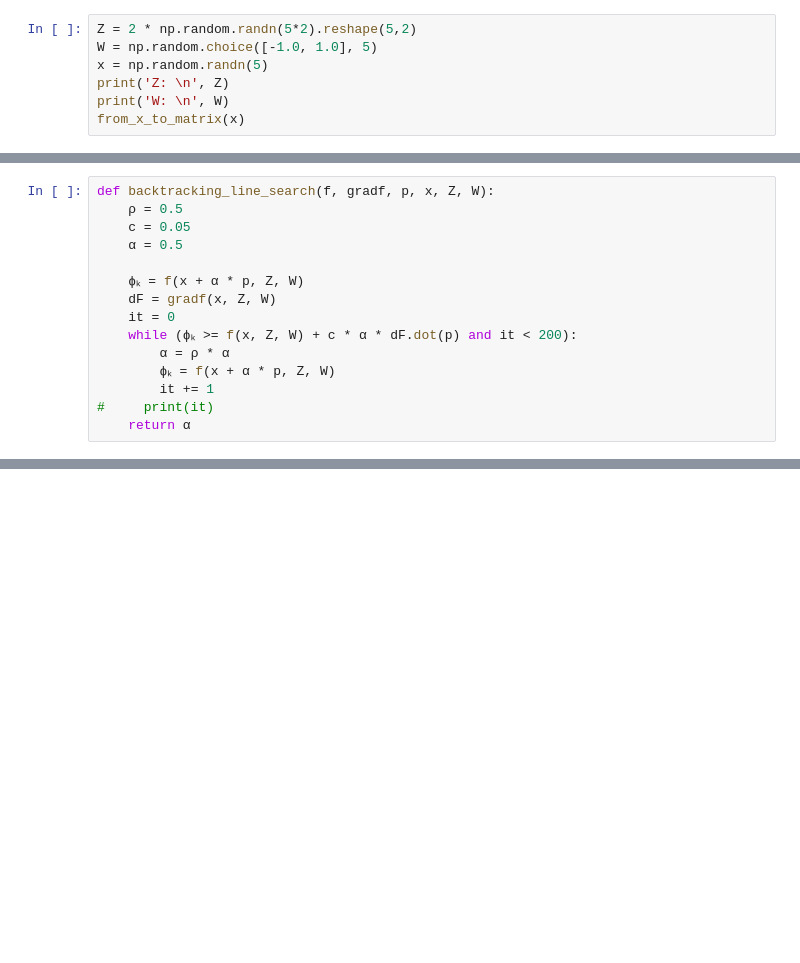
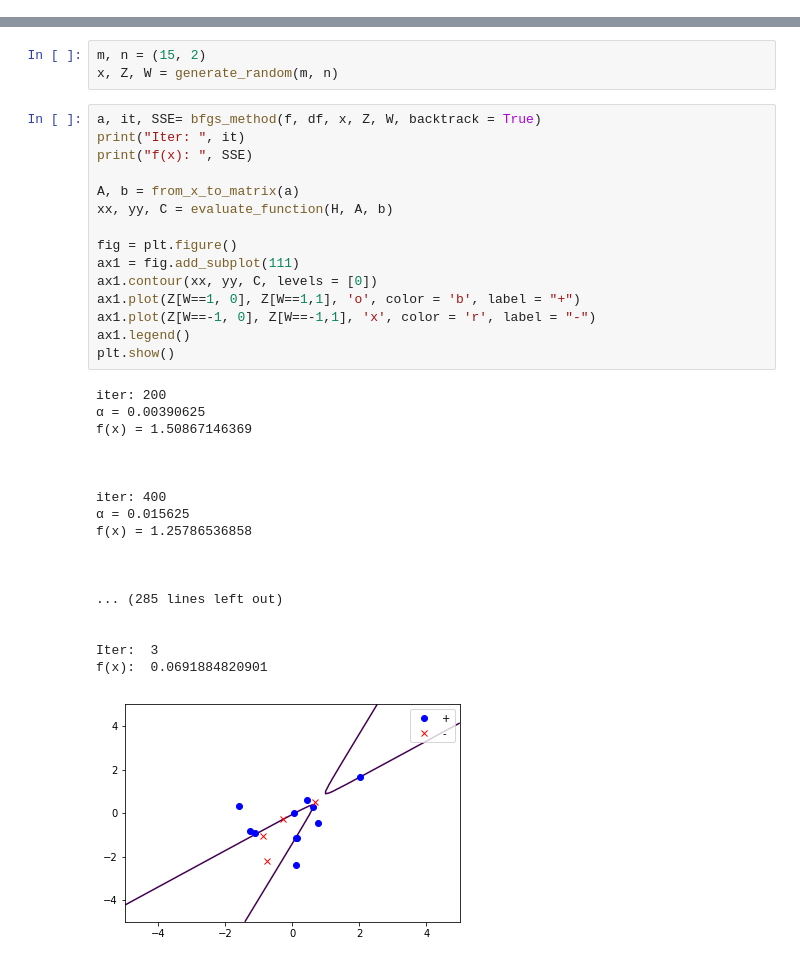
Before and after one commit to jorgenriseth/TMA4180-Optimization, a Jupyter notebook: Model2.ipynb, the cells around one changed output, grey strips where cells are left out. Drawn from its saved outputs; the diff is of its cells as text; blank space fills up the shorter version.

Commit message:
visualisering med

```diff
--- a/Model2.ipynb
+++ b/Model2.ipynb
@@ -98,7 +80,0 @@ W:
-# %%
-Z = 2 * np.random.randn(5*2).reshape(5,2)
-W = np.random.choice([-1.0, 1.0], 5)
-x = np.random.randn(5)
-print('Z: \n', Z)
-print('W: \n', W)
-from_x_to_matrix(x)
@@ -221,15 +164,0 @@ ep = 1.000000e-08, error = 1.540080e-06, g_app = 3.193296e+00
-# %%
-def backtracking_line_search(f, gradf, p, x, Z, W):
-    ρ = 0.5
-    c = 0.05
-    α = 0.5
-
-    ϕₖ = f(x + α * p, Z, W)
-    dF = gradf(x, Z, W)
-    it = 0
-    while (ϕₖ >= f(x, Z, W) + c * α * dF.dot(p) and it < 200):
-        α = ρ * α
-        ϕₖ = f(x + α * p, Z, W)
-        it += 1
-#     print(it)
-    return α
@@ -314,0 +400,37 @@ Z:
+# %%
+m, n = (15, 2)
+x, Z, W = generate_random(m, n)
+# %%
+a, it, SSE= bfgs_method(f, df, x, Z, W, backtrack = True)
+print("Iter: ", it)
+print("f(x): ", SSE)
+
+A, b = from_x_to_matrix(a)
+xx, yy, C = evaluate_function(H, A, b)
+
+fig = plt.figure()
+ax1 = fig.add_subplot(111)
+ax1.contour(xx, yy, C, levels = [0])
+ax1.plot(Z[W==1, 0], Z[W==1,1], 'o', color = 'b', label = "+")
+ax1.plot(Z[W==-1, 0], Z[W==-1,1], 'x', color = 'r', label = "-")
+ax1.legend()
+plt.show()
+# %% [output]
+iter: 200
+α = 0.00390625
+f(x) = 1.50867146369
+
+
+
+iter: 400
+α = 0.015625
+f(x) = 1.25786536858
+
+
+
+... (285 lines left out)
+
+
+Iter:  3
+f(x):  0.0691884820901
+[figure, added]
```
Also changed, not shown: parts of 25 cells of this notebook, 13 other files.
